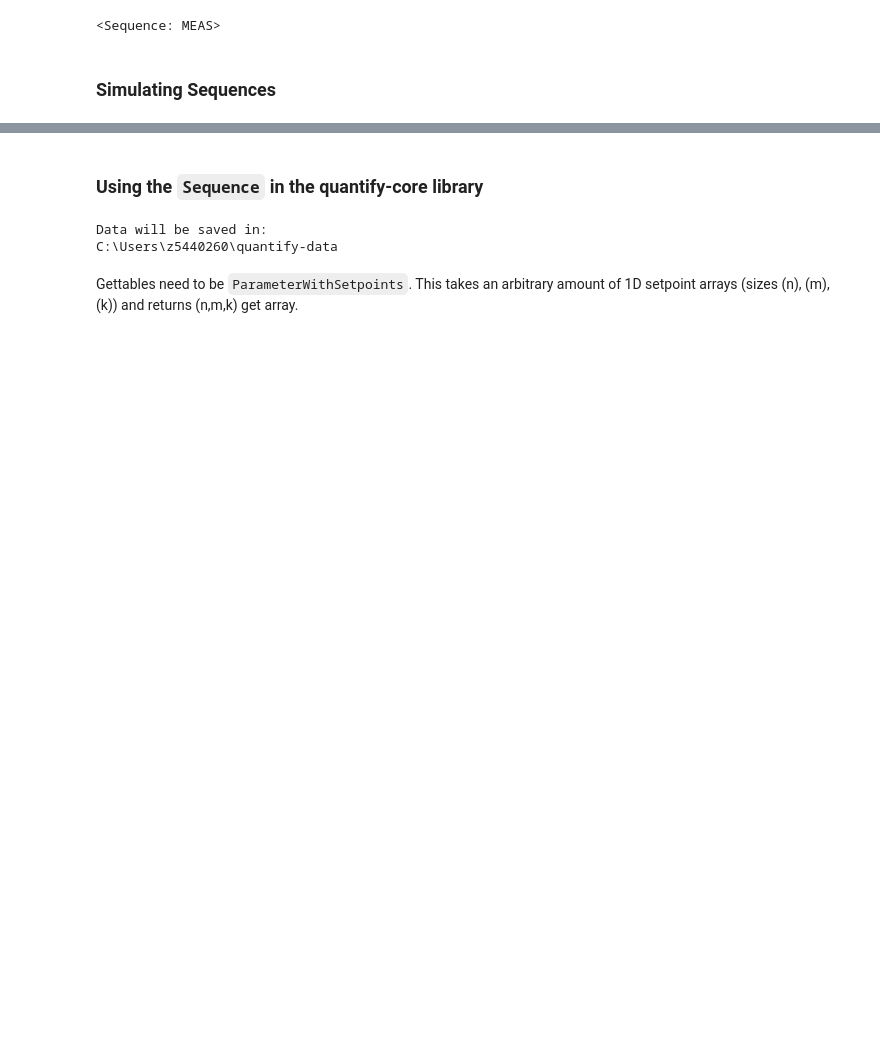
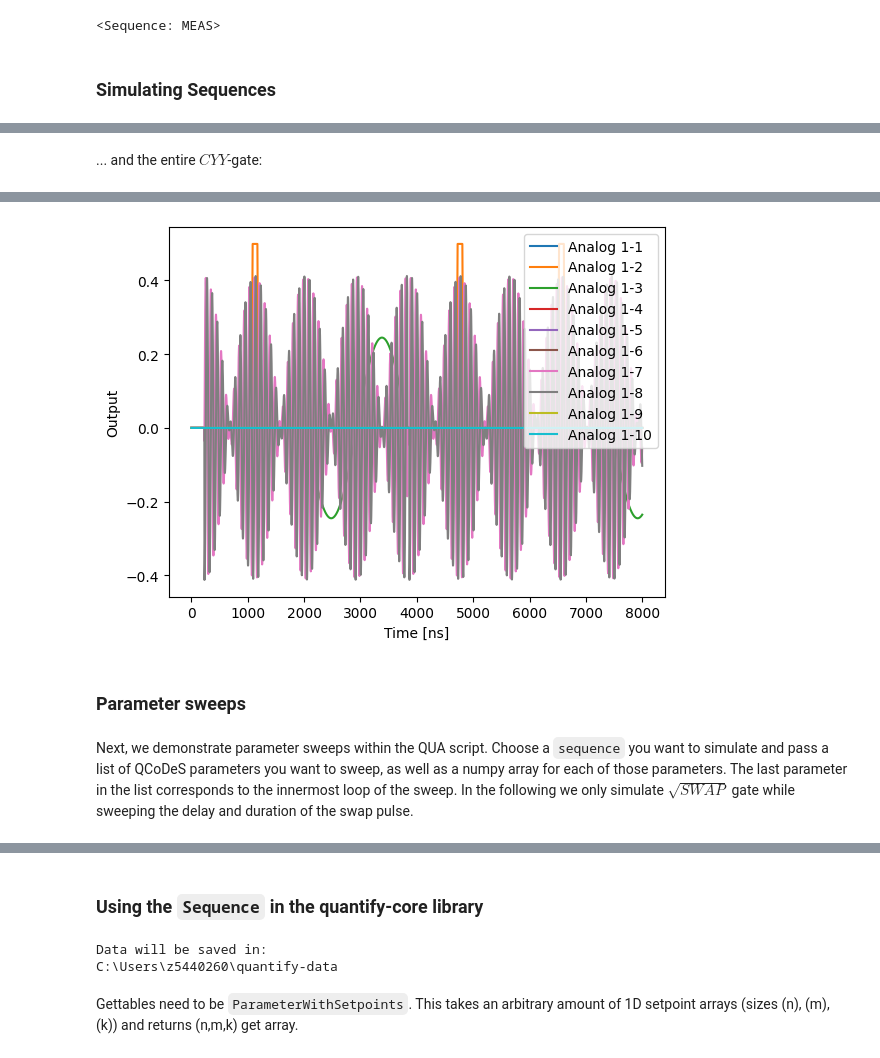
Before and after one commit to andncl/arbok, a Jupyter notebook: arbok/examples/user_guide.ipynb, the cells around one changed output, grey strips where cells are left out. Drawn from its saved outputs; the diff is of its cells as text; code cells hidden in the pictures; blank space fills up the shorter version.

Commit message:
Added parameter sweeps

```diff
--- a/arbok/examples/user_guide.ipynb
+++ b/arbok/examples/user_guide.ipynb
@@ -67,0 +101,6 @@ The entire sequence can now be simulated. Note that 'tInitLoadMixed' and 'tPreCo
+# %% [markdown]
+... and the entire $CYY$-gate:
+# %%
+MEAS.CYY.smartY.smart_cycles(1)
+job = MEAS.CYY.run_remote_simulation(duration = 2000)
+# %% [output]
@@ -67,0 +110,10 @@ The entire sequence can now be simulated. Note that 'tInitLoadMixed' and 'tPreCo
+[figure, added]
+# %% [markdown]
+### Parameter sweeps
+# %% [markdown]
+Next, we demonstrate parameter sweeps within the QUA script. Choose a `sequence`
+you want to simulate and pass a list of QCoDeS parameters you want to sweep, as
+well as a numpy array for each of those parameters. The last parameter in the
+list corresponds to the innermost loop of the sweep. In the following we only
+simulate $\sqrt{SWAP}$ gate while sweeping the delay and duration of the swap
+pulse.
```
Also changed, not shown: parts of 34 cells of this notebook, 6 other files.
